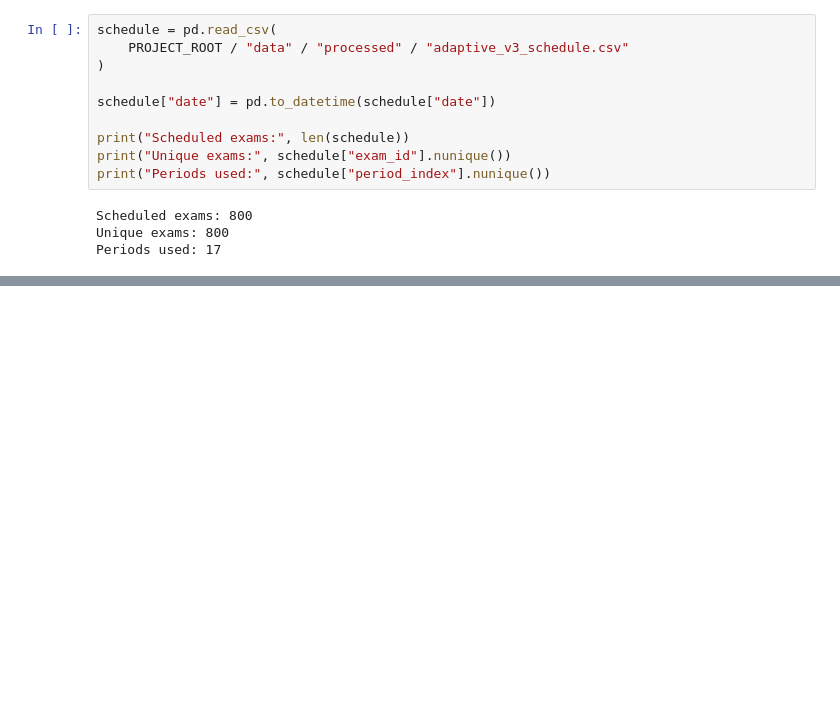
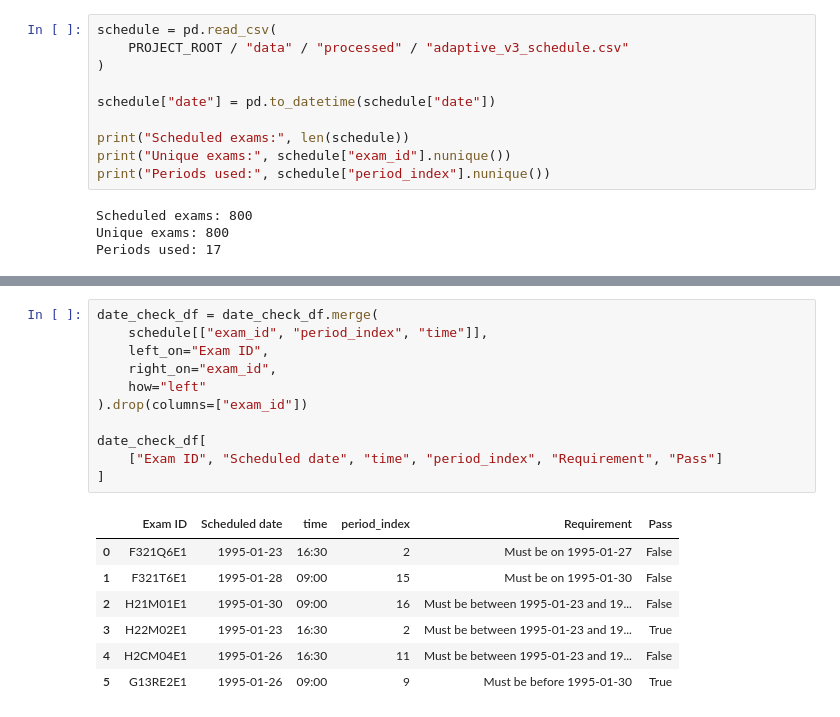
Before and after one commit to PHGNKavindya/adaptive-exam-timetabling, a Jupyter notebook: src/05_evaluate_results.ipynb, the cells around one changed output, grey strips where cells are left out. Saved outputs shown, nothing was run; the diff lists cells and outputs as text; blank space fills up the shorter version.

Commit message:
Validate and enforce benchmark date constraints

```diff
--- a/src/05_evaluate_results.ipynb
+++ b/src/05_evaluate_results.ipynb
@@ -255,0 +302,19 @@ Periods used: 17
+# %%
+date_check_df = date_check_df.merge(
+    schedule[["exam_id", "period_index", "time"]],
+    left_on="Exam ID",
+    right_on="exam_id",
+    how="left"
+).drop(columns=["exam_id"])
+
+date_check_df[
+    ["Exam ID", "Scheduled date", "time", "period_index", "Requirement", "Pass"]
+]
+# %% [output]
+|  | Exam ID | Scheduled date | time | period_index | Requirement | Pass |
+| 0 | F321Q6E1 | 1995-01-23 | 16:30 | 2 | Must be on 1995-01-27 | False |
+| 1 | F321T6E1 | 1995-01-28 | 09:00 | 15 | Must be on 1995-01-30 | False |
+| 2 | H21M01E1 | 1995-01-30 | 09:00 | 16 | Must be between 1995-01-23 and 19... | False |
+| 3 | H22M02E1 | 1995-01-23 | 16:30 | 2 | Must be between 1995-01-23 and 19... | True |
+| 4 | H2CM04E1 | 1995-01-26 | 16:30 | 11 | Must be between 1995-01-23 and 19... | False |
+| 5 | G13RE2E1 | 1995-01-26 | 09:00 | 9 | Must be before 1995-01-30 | True |
```
Also changed, not shown: parts of 1 cell of this notebook, 1 other file.
